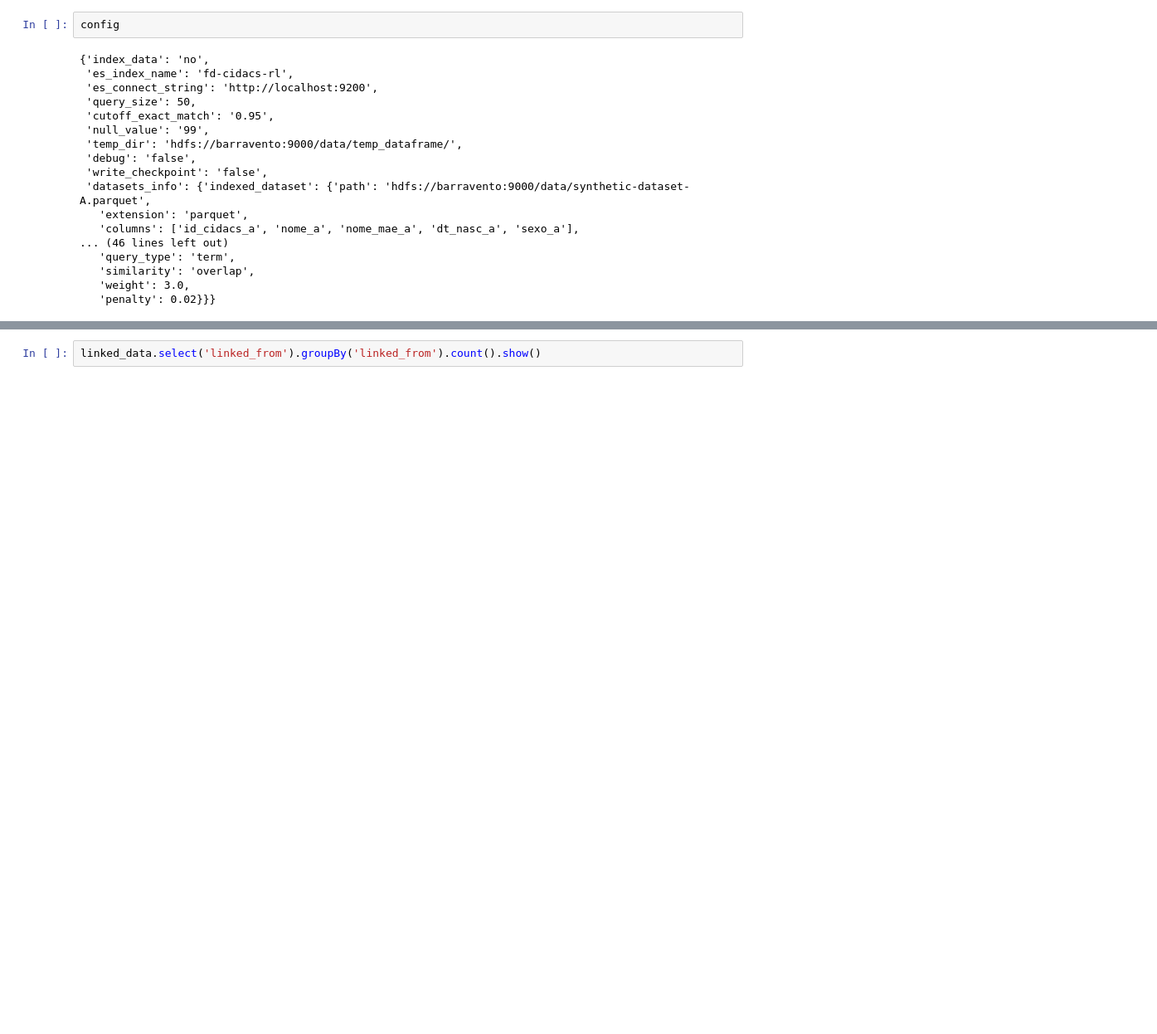
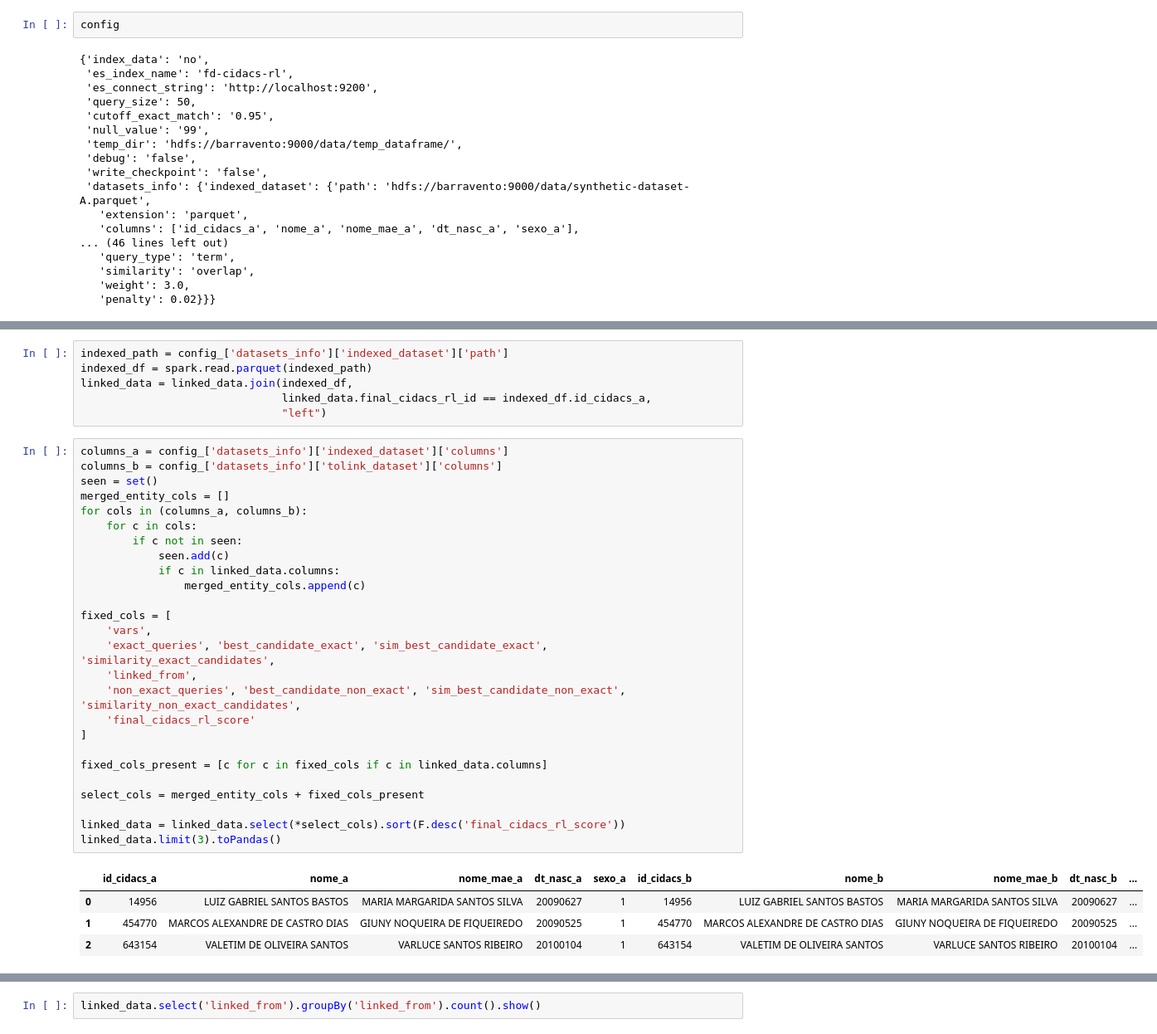
Before and after one commit to pierrepita/fully-distributed-cidacs-rl, a Jupyter notebook: cidacs-rl.ipynb, the cells around one changed output, grey strips where cells are left out. Shown at 83% size. Drawn from its saved outputs; the diff is of its cells as text; blank space fills up the shorter version.

```diff
--- a/cidacs-rl.ipynb
+++ b/cidacs-rl.ipynb
@@ -862 +869,38 @@ linked_data = cidacsrl()
+# %%
+indexed_path = config_['datasets_info']['indexed_dataset']['path']
+indexed_df = spark.read.parquet(indexed_path)
+linked_data = linked_data.join(indexed_df,
+                               linked_data.final_cidacs_rl_id == indexed_df.id_cidacs_a,
+                               "left")
+# %%
+columns_a = config_['datasets_info']['indexed_dataset']['columns']
+columns_b = config_['datasets_info']['tolink_dataset']['columns']
+seen = set()
+merged_entity_cols = []
+for cols in (columns_a, columns_b):
+    for c in cols:
+        if c not in seen:
+            seen.add(c)
+            if c in linked_data.columns:
+                merged_entity_cols.append(c)
+
+fixed_cols = [
+    'vars',
+    'exact_queries', 'best_candidate_exact', 'sim_best_candidate_exact', 'similarity_exact_candidates',
+    'linked_from',
+    'non_exact_queries', 'best_candidate_non_exact', 'sim_best_candidate_non_exact', 'similarity_non_exact_candidates',
+    'final_cidacs_rl_score'
+]
+
+fixed_cols_present = [c for c in fixed_cols if c in linked_data.columns]
+
+select_cols = merged_entity_cols + fixed_cols_present
+
+linked_data = linked_data.select(*select_cols).sort(F.desc('final_cidacs_rl_score'))
+linked_data.limit(3).toPandas()
+# %% [output]
+|  | id_cidacs_a | nome_a | nome_mae_a | dt_nasc_a | sexo_a | id_cidacs_b | nome_b | nome_mae_b | dt_nasc_b | ... |
+| 0 | 14956 | LUIZ GABRIEL SANTOS BASTOS | MARIA MARGARIDA SANTOS SILVA | 20090627 | 1 | 14956 | LUIZ GABRIEL SANTOS BASTOS | MARIA MARGARIDA SANTOS SILVA | 20090627 | ... |
+| 1 | 454770 | MARCOS ALEXANDRE DE CASTRO DIAS | GIUNY NOQUEIRA DE FIQUEIREDO | 20090525 | 1 | 454770 | MARCOS ALEXANDRE DE CASTRO DIAS | GIUNY NOQUEIRA DE FIQUEIREDO | 20090525 | ... |
+| 2 | 643154 | VALETIM DE OLIVEIRA SANTOS | VARLUCE SANTOS RIBEIRO | 20100104 | 1 | 643154 | VALETIM DE OLIVEIRA SANTOS | VARLUCE SANTOS RIBEIRO | 20100104 | ... |
 # %%
```
Also changed, not shown: parts of 8 cells of this notebook.
